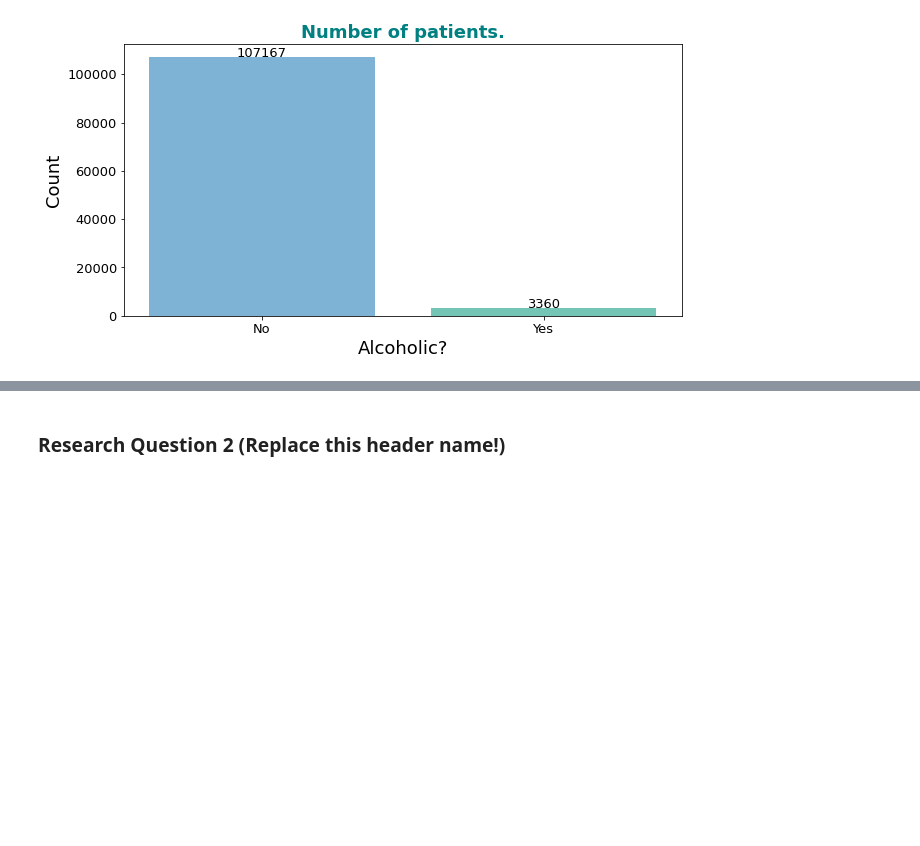
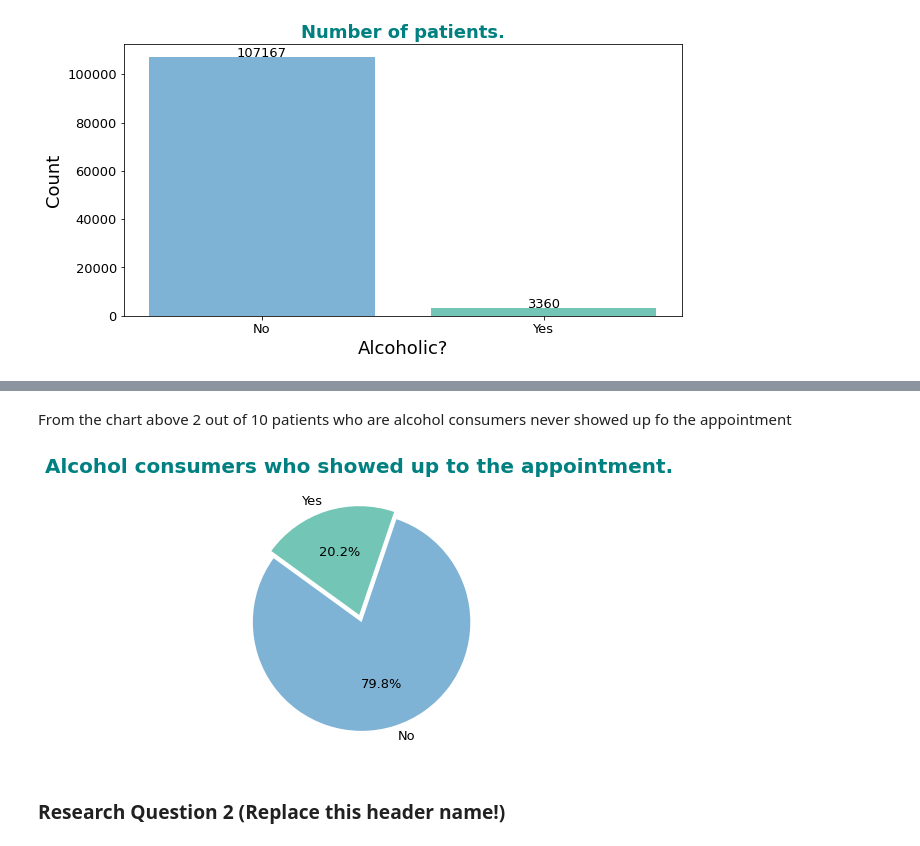
Before and after one commit to MokuaEnock/Appointments-Analysis, a Jupyter notebook: files/Investigate_a_Dataset.ipynb, the cells around one changed output, grey strips where cells are left out. Drawn from its saved outputs; the diff is of its cells as text; code cells hidden in the pictures; blank space fills up the shorter version.

```diff
--- a/files/Investigate_a_Dataset.ipynb
+++ b/files/Investigate_a_Dataset.ipynb
@@ -315,3 +347,14 @@ findfont: Font family ['Times New Roman'] not found. Falling back to DejaVu Sans
+# %% [markdown]
+From the chart above 2 out of 10 patients who are alcohol consumers never showed up fo the appointment
+# %%
+no_alcohol['No-show'].value_counts().plot(kind = "pie", startangle=144, colors = colors, explode=(0.07, 0), autopct = '%1.1f%%')
+plt.title('Alcohol consumers who showed up to the appointment.', fontsize = 20, fontweight = 'bold', color = 'teal')
+plt.axis('off')
+plt.xlabel(None)
+plt.ylabel(None)
+plt.show()
+# %% [output]
+[figure, added]
 # %% [markdown]
 ### Research Question 2  (Replace this header name!)
 # %%
```
Also changed, not shown: parts of 6 cells of this notebook.
